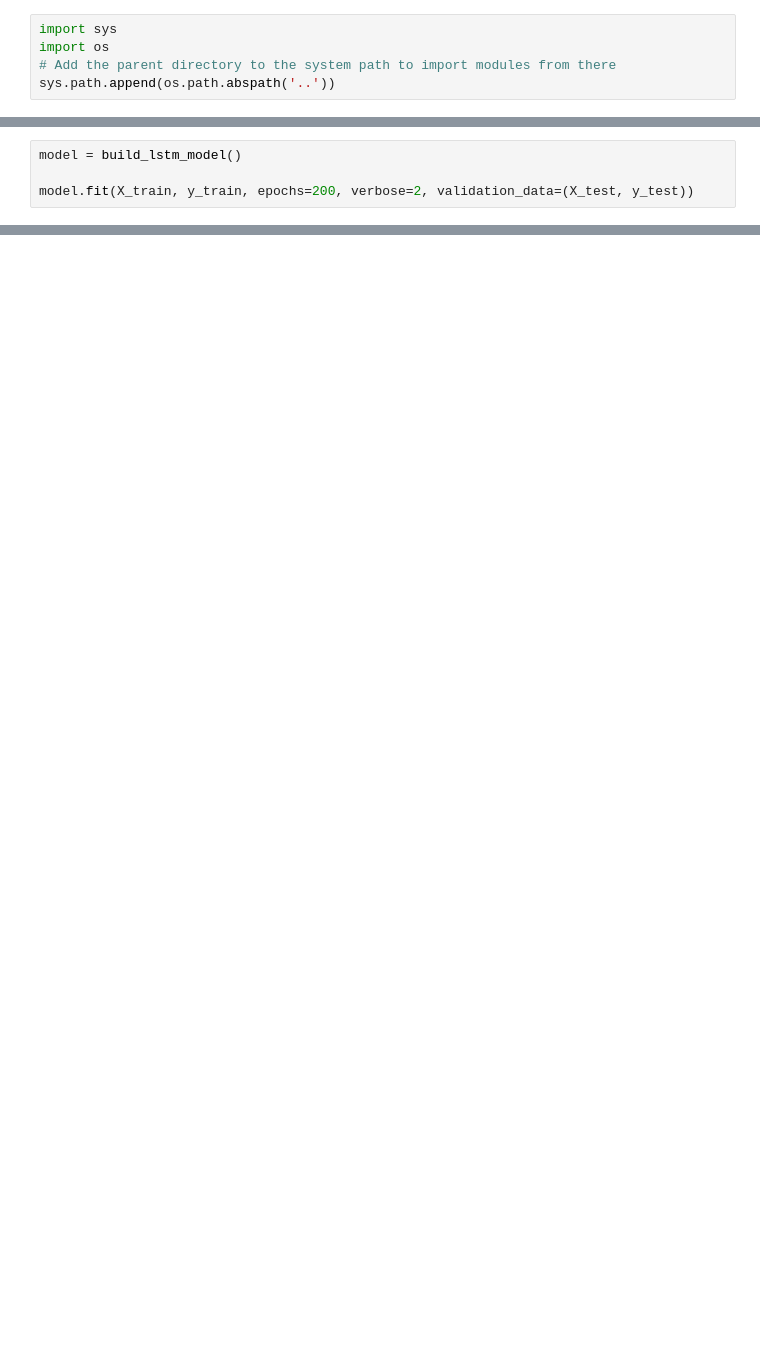
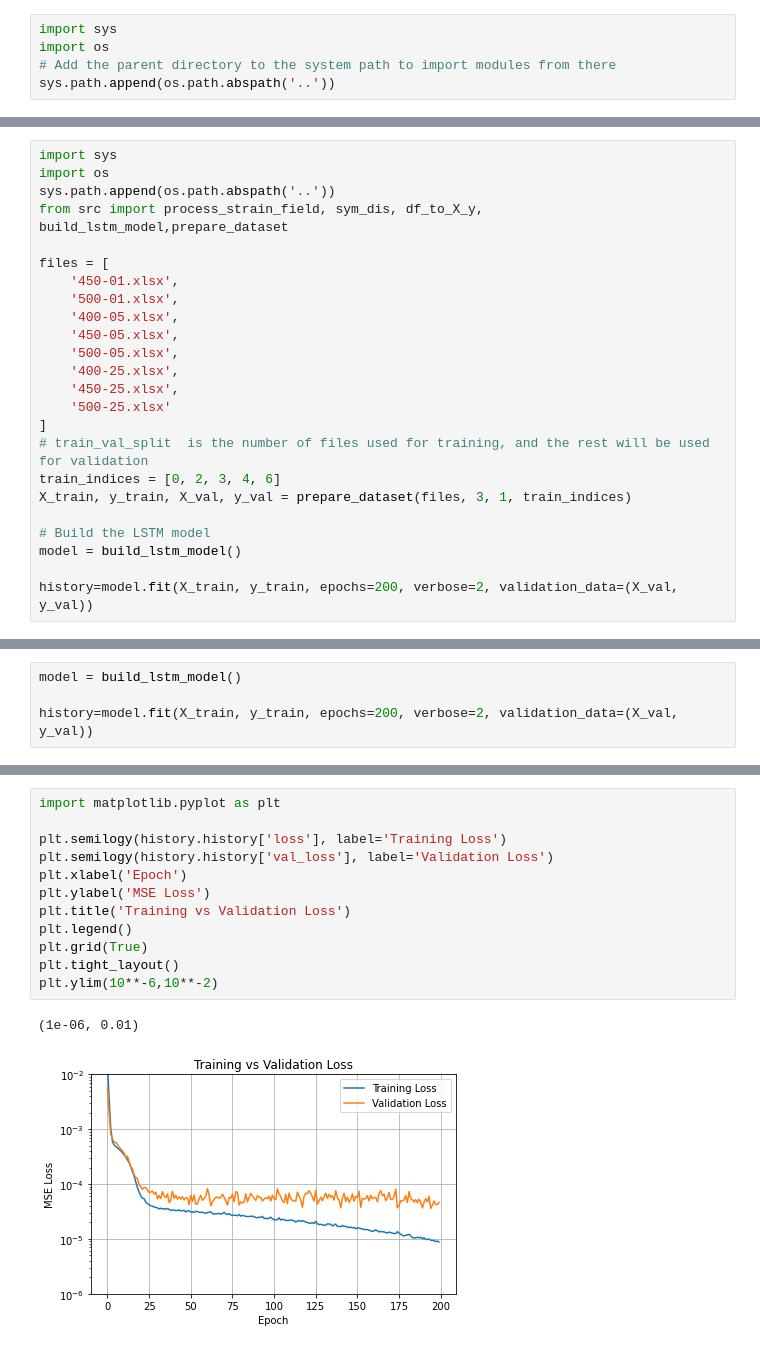
Before and after one commit to Jdear17/StrainRateControl-ML, a Jupyter notebook: notebooks/testing.ipynb, the cells around one changed output, grey strips where cells are left out. Saved outputs shown, nothing was run; the diff lists cells and outputs as text; blank space fills up the shorter version.

```diff
--- a/notebooks/testing.ipynb
+++ b/notebooks/testing.ipynb
@@ -68,0 +11,24 @@ X_test shape: (775, 1, 3), y_test shape: (775, 101)
+# %%
+import sys
+import os
+sys.path.append(os.path.abspath('..'))
+from src import process_strain_field, sym_dis, df_to_X_y, build_lstm_model,prepare_dataset
+
+files = [
+    '450-01.xlsx',
+    '500-01.xlsx',
+    '400-05.xlsx',
+    '450-05.xlsx',
+    '500-05.xlsx',
+    '400-25.xlsx',
+    '450-25.xlsx',
+    '500-25.xlsx'
+]
+# train_val_split  is the number of files used for training, and the rest will be used for validation
+train_indices = [0, 2, 3, 4, 6]
+X_train, y_train, X_val, y_val = prepare_dataset(files, 3, 1, train_indices)
+
+# Build the LSTM model
+model = build_lstm_model()
+
+history=model.fit(X_train, y_train, epochs=200, verbose=2, validation_data=(X_val, y_val))
@@ -69,6 +55,6 @@ X_test shape: (775, 1, 3), y_test shape: (775, 101)
 # %%
 model = build_lstm_model()
 
-model.fit(X_train, y_train, epochs=200, verbose=2, validation_data=(X_test, y_test))
+history=model.fit(X_train, y_train, epochs=200, verbose=2, validation_data=(X_val, y_val))
 # %% [output]
 Epoch 1/200
@@ -91,0 +77,15 @@ Epoch 200/200
+# %%
+import matplotlib.pyplot as plt
+
+plt.semilogy(history.history['loss'], label='Training Loss')
+plt.semilogy(history.history['val_loss'], label='Validation Loss')
+plt.xlabel('Epoch')
+plt.ylabel('MSE Loss')
+plt.title('Training vs Validation Loss')
+plt.legend()
+plt.grid(True)
+plt.tight_layout()
+plt.ylim(10**-6,10**-2)
+# %% [output]
+(1e-06, 0.01)
+[figure, added]
```
Also changed, not shown: parts of 6 cells of this notebook, 3 other files.
